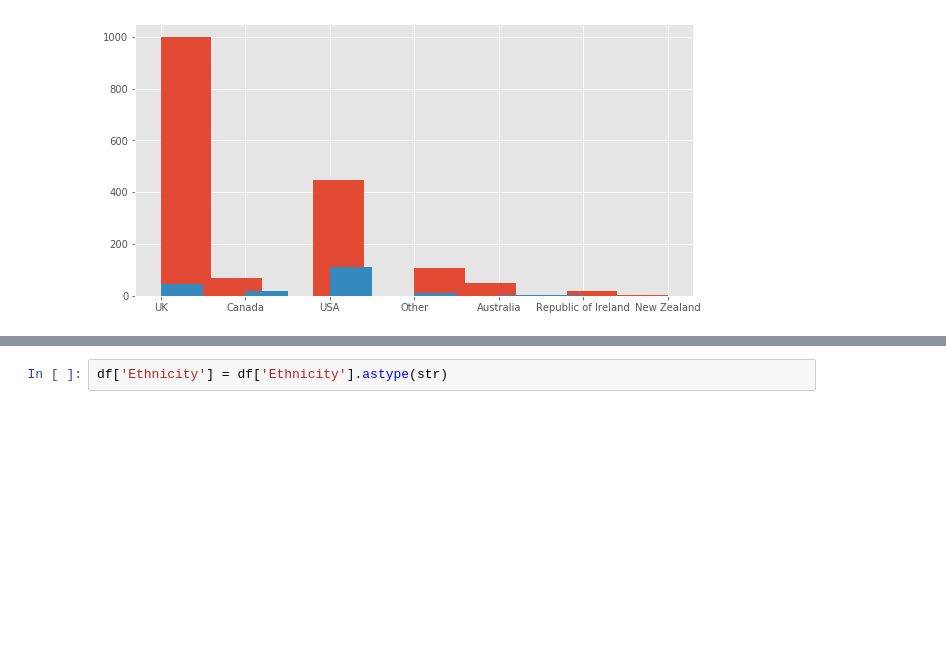
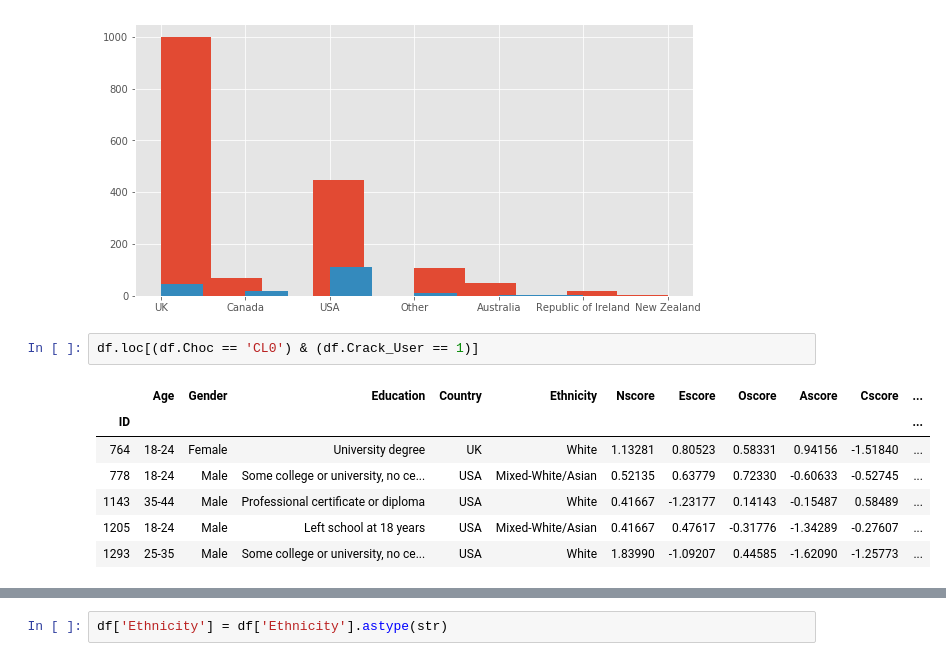
Before and after one commit to JVasquez5/Mod_3_Final_Project, a Jupyter notebook: student.ipynb, the cells around one changed output, grey strips where cells are left out. Saved outputs shown, nothing was run; the diff lists cells and outputs as text; blank space fills up the shorter version.

```diff
--- a/student.ipynb
+++ b/student.ipynb
@@ -294,3 +294,13 @@ ax = fig.gca()
 df.groupby('Crack_User')['Country'].hist(ax=ax);
 # %% [output]
 [figure]
+# %%
+df.loc[(df.Choc == 'CL0') & (df.Crack_User == 1)]
+# %% [output]
+|  | Age | Gender | Education | Country | Ethnicity | Nscore | Escore | Oscore | Ascore | Cscore | ... |
+| ID |  |  |  |  |  |  |  |  |  |  | ... |
+| 764 | 18-24 | Female | University degree | UK | White | 1.13281 | 0.80523 | 0.58331 | 0.94156 | -1.51840 | ... |
+| 778 | 18-24 | Male | Some college or university, no ce... | USA | Mixed-White/Asian | 0.52135 | 0.63779 | 0.72330 | -0.60633 | -0.52745 | ... |
+| 1143 | 35-44 | Male | Professional certificate or diploma | USA | White | 0.41667 | -1.23177 | 0.14143 | -0.15487 | 0.58489 | ... |
+| 1205 | 18-24 | Male | Left school at 18 years | USA | Mixed-White/Asian | 0.41667 | 0.47617 | -0.31776 | -1.34289 | -0.27607 | ... |
+| 1293 | 25-35 | Male | Some college or university, no ce... | USA | White | 1.83990 | -1.09207 | 0.44585 | -1.62090 | -1.25773 | ... |
```
Also changed, not shown: parts of 1 cell of this notebook.
